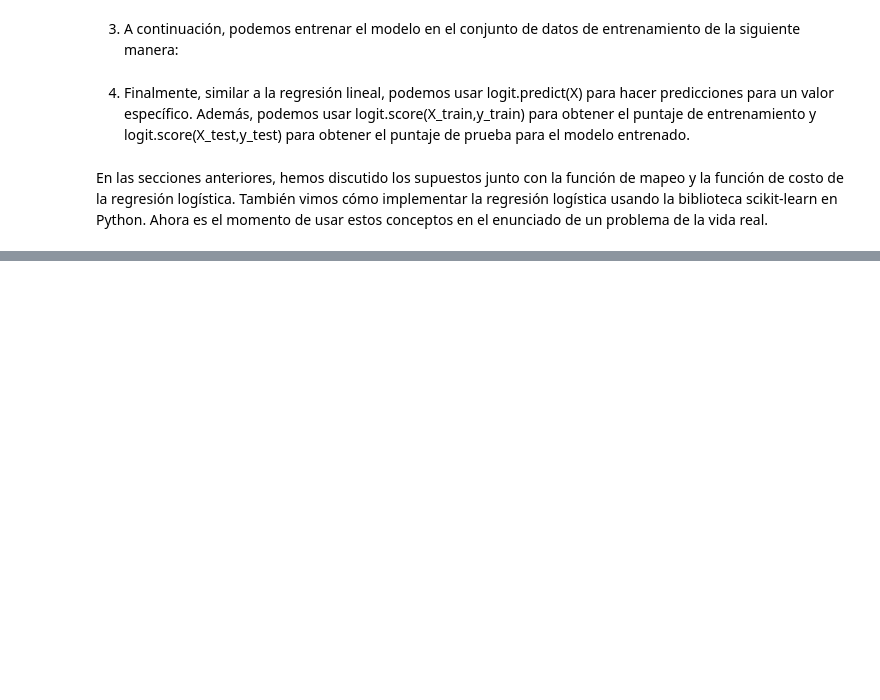
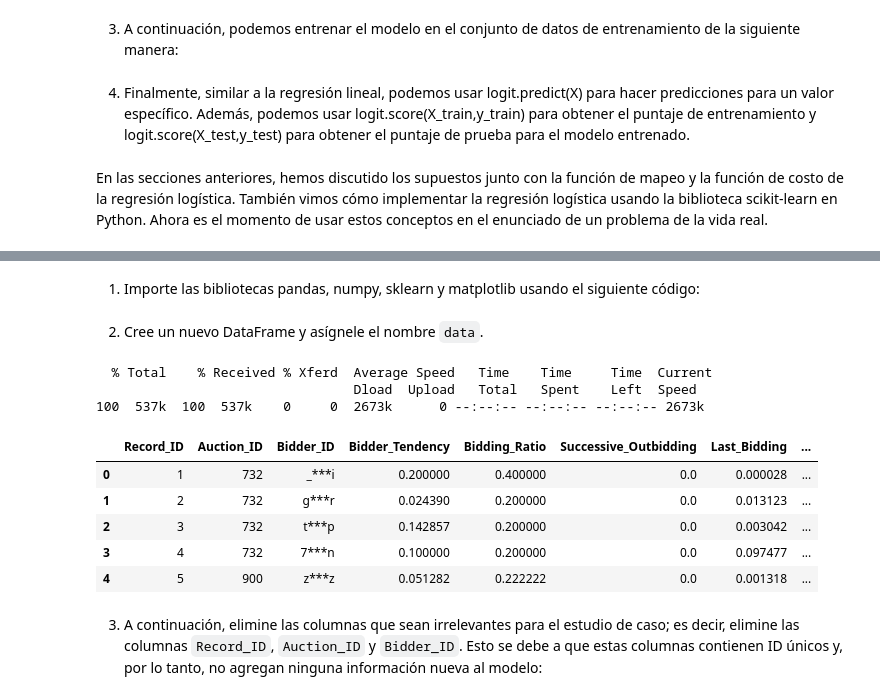
Before and after one commit to limspiga/customer-analytics, a Jupyter notebook: week-5a/customer_analytics_week_5a.ipynb, the cells around one changed output, grey strips where cells are left out. Cells and saved outputs as stored; diff of their text form; code cells hidden in the pictures; blank space fills up the shorter version.

```diff
--- a/week-5a/customer_analytics_week_5a.ipynb
+++ b/week-5a/customer_analytics_week_5a.ipynb
@@ -232,0 +237,2 @@ En las secciones anteriores, hemos discutido los supuestos junto con la función
+# %% [markdown]
+1. Importe las bibliotecas pandas, numpy, sklearn y matplotlib usando el siguiente código:
@@ -232,0 +245,18 @@ En las secciones anteriores, hemos discutido los supuestos junto con la función
+# %% [markdown]
+2. Cree un nuevo DataFrame y asígnele el nombre `data`.
+# %%
+!curl https://raw.githubusercontent.com/limspiga/customer-analytics/main/week-5a/Shill_Bidding_Dataset.csv -O
+data = pd.read_csv("Shill_Bidding_Dataset.csv")
+data.head()
+# %% [output]
+  % Total    % Received % Xferd  Average Speed   Time    Time     Time  Current
+                                 Dload  Upload   Total   Spent    Left  Speed
+100  537k  100  537k    0     0  2673k      0 --:--:-- --:--:-- --:--:-- 2673k
+|  | Record_ID | Auction_ID | Bidder_ID | Bidder_Tendency | Bidding_Ratio | Successive_Outbidding | Last_Bidding | ... |
+| 0 | 1 | 732 | _***i | 0.200000 | 0.400000 | 0.0 | 0.000028 | ... |
+| 1 | 2 | 732 | g***r | 0.024390 | 0.200000 | 0.0 | 0.013123 | ... |
+| 2 | 3 | 732 | t***p | 0.142857 | 0.200000 | 0.0 | 0.003042 | ... |
+| 3 | 4 | 732 | 7***n | 0.100000 | 0.200000 | 0.0 | 0.097477 | ... |
+| 4 | 5 | 900 | z***z | 0.051282 | 0.222222 | 0.0 | 0.001318 | ... |
+# %% [markdown]
+3. A continuación, elimine las columnas que sean irrelevantes para el estudio de caso; es decir, elimine las columnas `Record_ID`, `Auction_ID` y `Bidder_ID`. Esto se debe a que estas columnas contienen ID únicos y, por lo tanto, no agregan ninguna información nueva al modelo:
```
Also changed, not shown: parts of 32 cells of this notebook, 1 other file.
